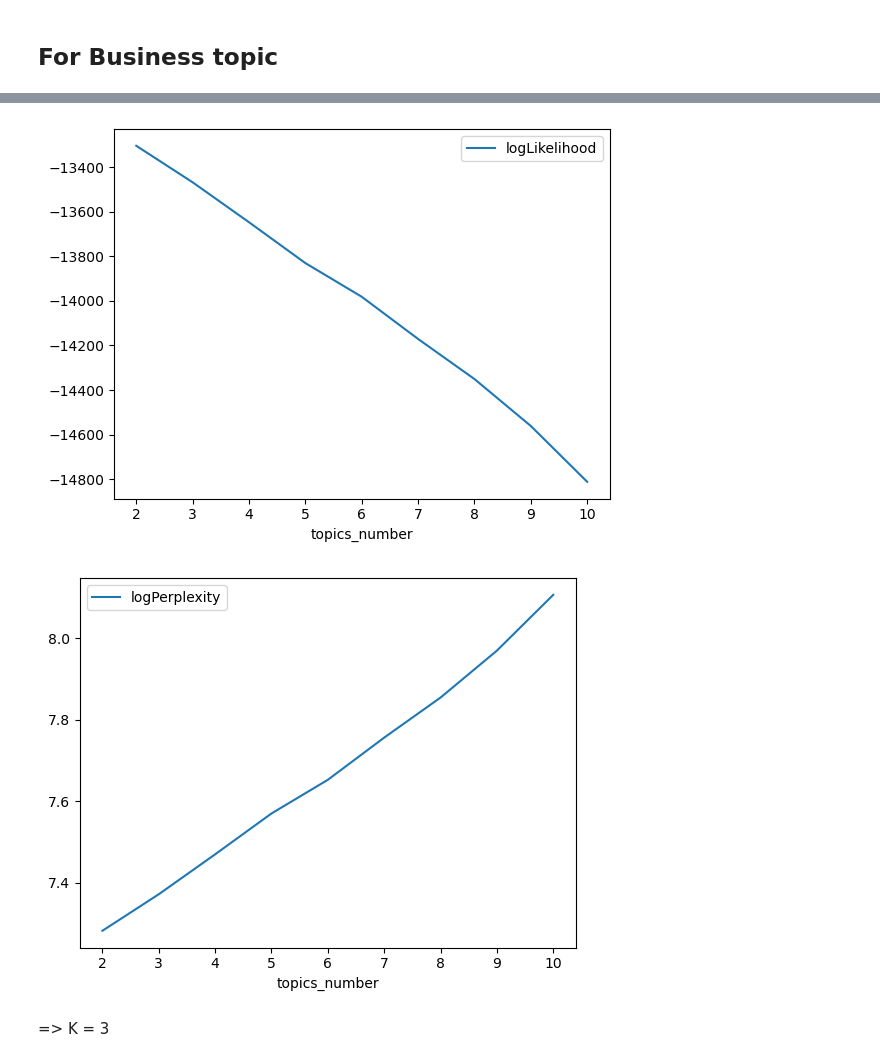
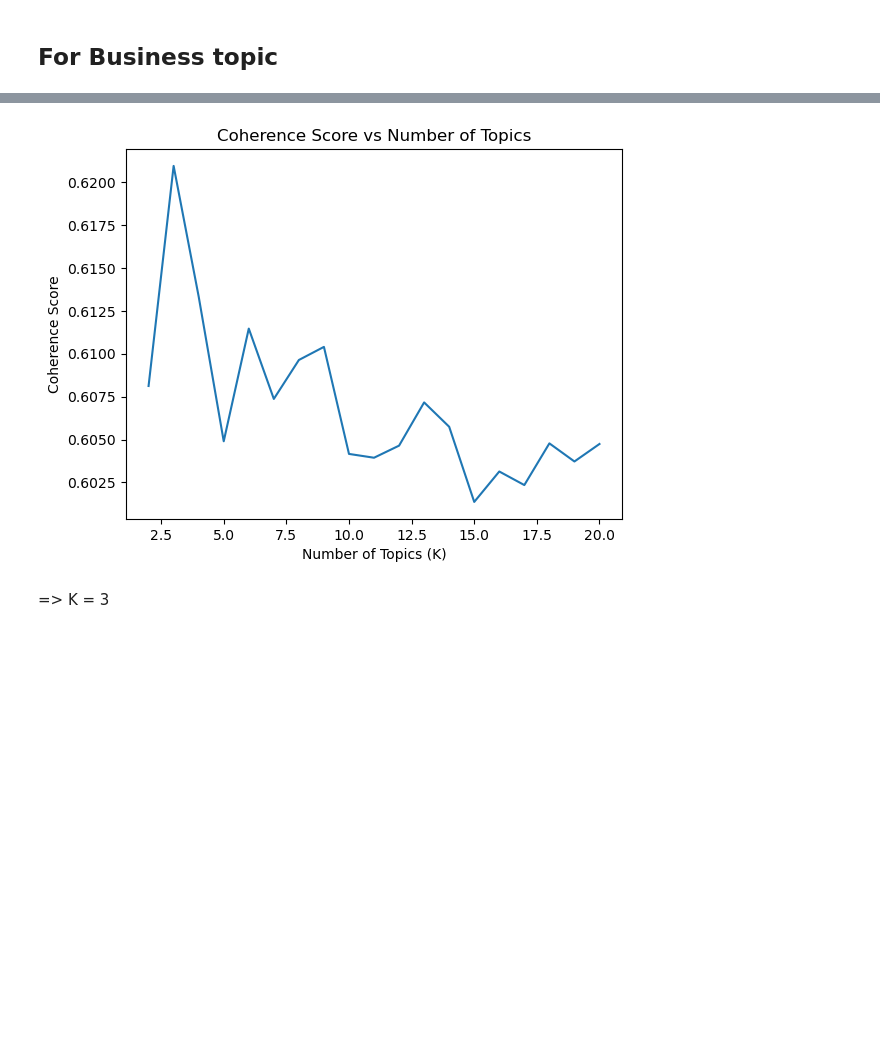
Before and after one commit to trquoctoann/RedditUserActivitiesAnalysis, a Jupyter notebook: src/spark/machine_learning/tuning_LDA.ipynb, the cells around one changed output, grey strips where cells are left out. Drawn from its saved outputs; the diff is of its cells as text; code cells hidden in the pictures; blank space fills up the shorter version.

Commit message:
model last modification

```diff
--- a/src/spark/machine_learning/tuning_LDA.ipynb
+++ b/src/spark/machine_learning/tuning_LDA.ipynb
@@ -60,28 +59,29 @@ wordVectors_business.show(5)
 +---+--------+--------------------+--------------------+--------------------+--------------------+
 only showing top 5 rows
 # %%
-models = []
-log_likelihood = []
-log_perplexity = []
-for num in range(2, 11):
-    lda = LDA(k = num, maxIter = 100, featuresCol = 'features', seed = 2)
-    ldaModel = lda.fit(wordVectors_business)
-    models.append(ldaModel)
-    ll = ldaModel.logLikelihood(wordVectors_business)
-    lp = ldaModel.logPerplexity(wordVectors_business)
-    log_likelihood.append(ll)
-    log_perplexity.append(lp)
+corpus = wordVectors_business.select("filtered").rdd.flatMap(lambda x: x[0]).collect()
+texts = [text.split() for text in corpus]
+dictionary = gensim.corpora.Dictionary(texts)
+corpus_gensim = [dictionary.doc2bow(text) for text in texts]
+
+coherence_scores = []
+for k in range(2, 21):
+    lda = LDA(k = k, maxIter = 100, featuresCol = 'features', seed = 2)
+    model = lda.fit(wordVectors_business)
+
+    topics = model.describeTopics()
+    topic_words = topics.select("termIndices").rdd.map(lambda x: x[0]).collect()
+    topic_words = [[dictionary[idx] for idx in indices] for indices in topic_words]
+
+    coherence_model = CoherenceModel(topics = topic_words, texts = texts, dictionary = dictionary)
+    coherence_score = coherence_model.get_coherence()
+    coherence_scores.append(coherence_score)
+plt.plot(range(2, 21), coherence_scores)
+plt.xlabel('Number of Topics (K)')
+plt.ylabel('Coherence Score')
+plt.title('Coherence Score vs Number of Topics')
+plt.show()
+# %% [output]
+[figure, added]
-# %%
-plot_data = pd.DataFrame(list(zip(range(2, 11), log_likelihood, log_perplexity)),
-            columns = ['topics_number','logLikelihood','logPerplexity'])
-
-plot_data.plot(x = 'topics_number', y = 'logLikelihood',kind = 'line')
-plt.show()
-
-plot_data.plot(x = 'topics_number', y = 'logPerplexity',kind = 'line')
-plt.show()
-# %% [output]
-[figure, removed]
-[figure, removed]
 # %% [markdown]
 => K = 3
```
Also changed, not shown: parts of 28 cells of this notebook, 1 other file.
